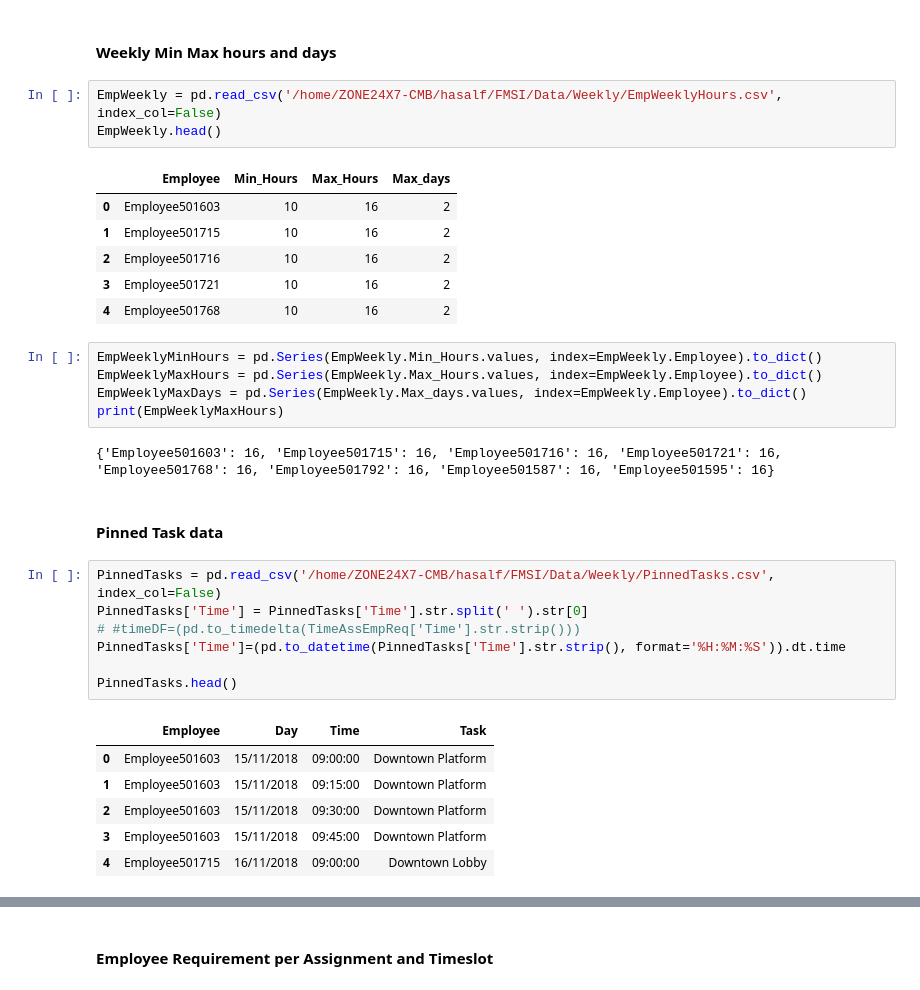
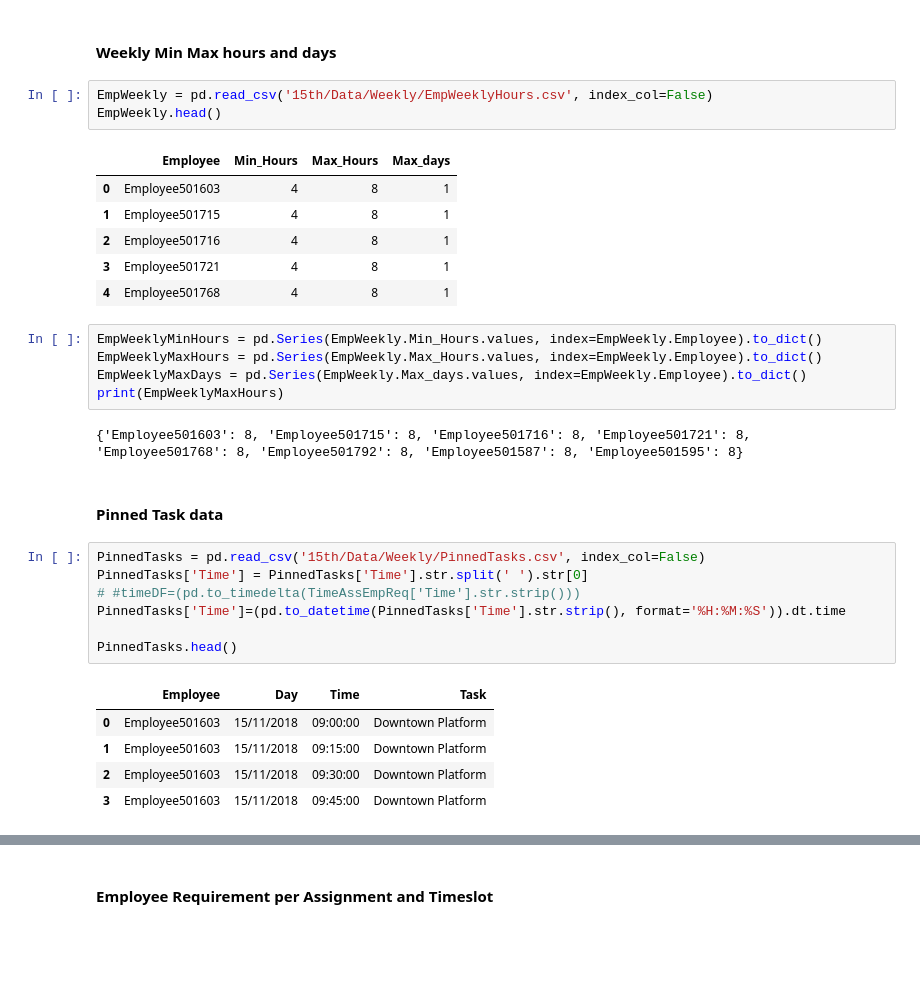
Before and after one commit to hasalfernando/kronos-scheduling-optimization, a Jupyter notebook: scheduling-optimization.ipynb, the cells around one changed output, grey strips where cells are left out. Drawn from its saved outputs; the diff is of its cells as text; blank space fills up the shorter version.

```diff
--- a/scheduling-optimization.ipynb
+++ b/scheduling-optimization.ipynb
@@ -250,26 +264,26 @@ print(EmpMaxWork)
 # %% [markdown]
 #### Weekly Min Max hours and days
 # %%
-EmpWeekly = pd.read_csv('/home/ZONE24X7-CMB/hasalf/FMSI/Data/Weekly/EmpWeeklyHours.csv', index_col=False)
+EmpWeekly = pd.read_csv('15th/Data/Weekly/EmpWeeklyHours.csv', index_col=False)
 EmpWeekly.head()
 # %% [output]
 |  | Employee | Min_Hours | Max_Hours | Max_days |
-| 0 | Employee501603 | 10 | 16 | 2 |
-| 1 | Employee501715 | 10 | 16 | 2 |
-| 2 | Employee501716 | 10 | 16 | 2 |
-| 3 | Employee501721 | 10 | 16 | 2 |
-| 4 | Employee501768 | 10 | 16 | 2 |
+| 0 | Employee501603 | 4 | 8 | 1 |
+| 1 | Employee501715 | 4 | 8 | 1 |
+| 2 | Employee501716 | 4 | 8 | 1 |
+| 3 | Employee501721 | 4 | 8 | 1 |
+| 4 | Employee501768 | 4 | 8 | 1 |
 # %%
 EmpWeeklyMinHours = pd.Series(EmpWeekly.Min_Hours.values, index=EmpWeekly.Employee).to_dict()
 EmpWeeklyMaxHours = pd.Series(EmpWeekly.Max_Hours.values, index=EmpWeekly.Employee).to_dict()
 EmpWeeklyMaxDays = pd.Series(EmpWeekly.Max_days.values, index=EmpWeekly.Employee).to_dict()
 print(EmpWeeklyMaxHours)
 # %% [output]
-{'Employee501603': 16, 'Employee501715': 16, 'Employee501716': 16, 'Employee501721': 16, 'Employee501768': 16, 'Employee501792': 16, 'Employee501587': 16, 'Employee501595': 16}
+{'Employee501603': 8, 'Employee501715': 8, 'Employee501716': 8, 'Employee501721': 8, 'Employee501768': 8, 'Employee501792': 8, 'Employee501587': 8, 'Employee501595': 8}
 # %% [markdown]
 #### Pinned Task data
 # %%
-PinnedTasks = pd.read_csv('/home/ZONE24X7-CMB/hasalf/FMSI/Data/Weekly/PinnedTasks.csv', index_col=False)
+PinnedTasks = pd.read_csv('15th/Data/Weekly/PinnedTasks.csv', index_col=False)
 PinnedTasks['Time'] = PinnedTasks['Time'].str.split(' ').str[0]
 # #timeDF=(pd.to_timedelta(TimeAssEmpReq['Time'].str.strip()))
 PinnedTasks['Time']=(pd.to_datetime(PinnedTasks['Time'].str.strip(), format='%H:%M:%S')).dt.time
@@ -281,7 +295,6 @@ PinnedTasks.head()
 | 1 | Employee501603 | 15/11/2018 | 09:15:00 | Downtown Platform |
 | 2 | Employee501603 | 15/11/2018 | 09:30:00 | Downtown Platform |
 | 3 | Employee501603 | 15/11/2018 | 09:45:00 | Downtown Platform |
-| 4 | Employee501715 | 16/11/2018 | 09:00:00 | Downtown Lobby |
 # %%
 PinnedTaskList = [tuple(x) for x in PinnedTasks.to_numpy()]
 PinnedTaskList
```
Also changed, not shown: parts of 42 cells of this notebook, 29 other files.
